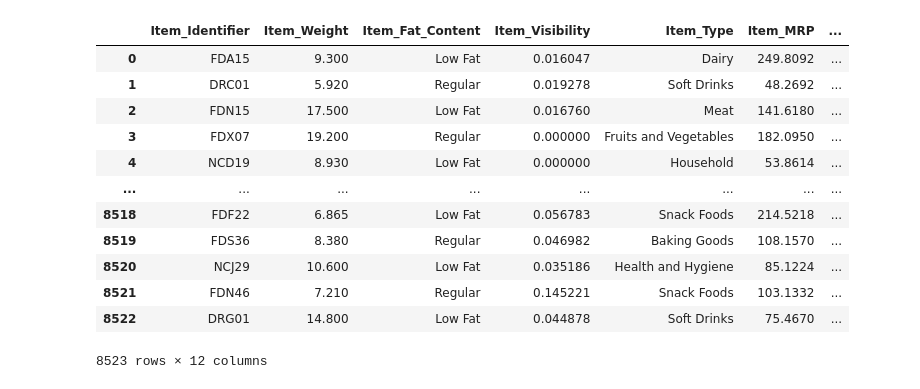
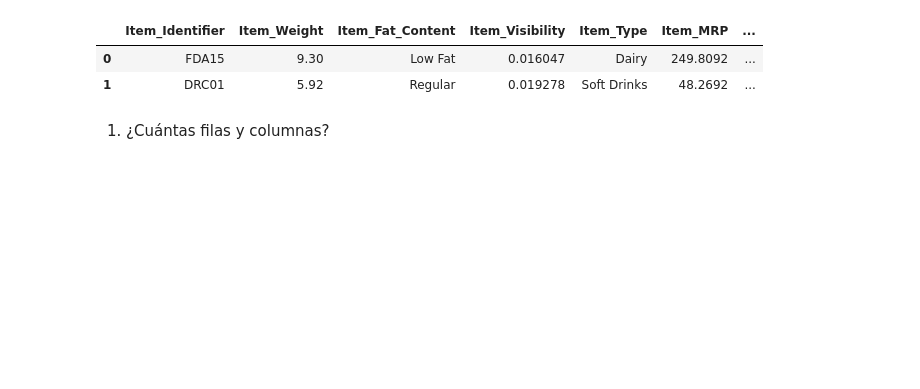
Before and after one commit to Betancur1991/Sales-Predictions, a Jupyter notebook: Sales_predictions.ipynb, the cells around one changed output. Cells and saved outputs as stored; diff of their text form; code cells hidden in the pictures; blank space fills up the shorter version.

```diff
--- a/Sales_predictions.ipynb
+++ b/Sales_predictions.ipynb
@@ -6,19 +6,11 @@ import pandas as pd
 filename = '/content/drive/MyDrive/Codificación de Dojo/Proyecto1/sales_predictions.csv'
 # %%
 df = pd.read_csv(filename)
-df
+df.head(2)
 # %% [output]
 |  | Item_Identifier | Item_Weight | Item_Fat_Content | Item_Visibility | Item_Type | Item_MRP | ... |
-| 0 | FDA15 | 9.300 | Low Fat | 0.016047 | Dairy | 249.8092 | ... |
-| 1 | DRC01 | 5.920 | Regular | 0.019278 | Soft Drinks | 48.2692 | ... |
-| 2 | FDN15 | 17.500 | Low Fat | 0.016760 | Meat | 141.6180 | ... |
-| 3 | FDX07 | 19.200 | Regular | 0.000000 | Fruits and Vegetables | 182.0950 | ... |
-| 4 | NCD19 | 8.930 | Low Fat | 0.000000 | Household | 53.8614 | ... |
-| ... | ... | ... | ... | ... | ... | ... | ... |
-| 8518 | FDF22 | 6.865 | Low Fat | 0.056783 | Snack Foods | 214.5218 | ... |
-| 8519 | FDS36 | 8.380 | Regular | 0.046982 | Baking Goods | 108.1570 | ... |
-| 8520 | NCJ29 | 10.600 | Low Fat | 0.035186 | Health and Hygiene | 85.1224 | ... |
-| 8521 | FDN46 | 7.210 | Regular | 0.145221 | Snack Foods | 103.1332 | ... |
-| 8522 | DRG01 | 14.800 | Low Fat | 0.044878 | Soft Drinks | 75.4670 | ... |
+| 0 | FDA15 | 9.30 | Low Fat | 0.016047 | Dairy | 249.8092 | ... |
+| 1 | DRC01 | 5.92 | Regular | 0.019278 | Soft Drinks | 48.2692 | ... |
-8523 rows × 12 columns
+# %% [markdown]
+1) ¿Cuántas filas y columnas?
 # %%
```
Also changed, not shown: parts of 19 cells of this notebook.
